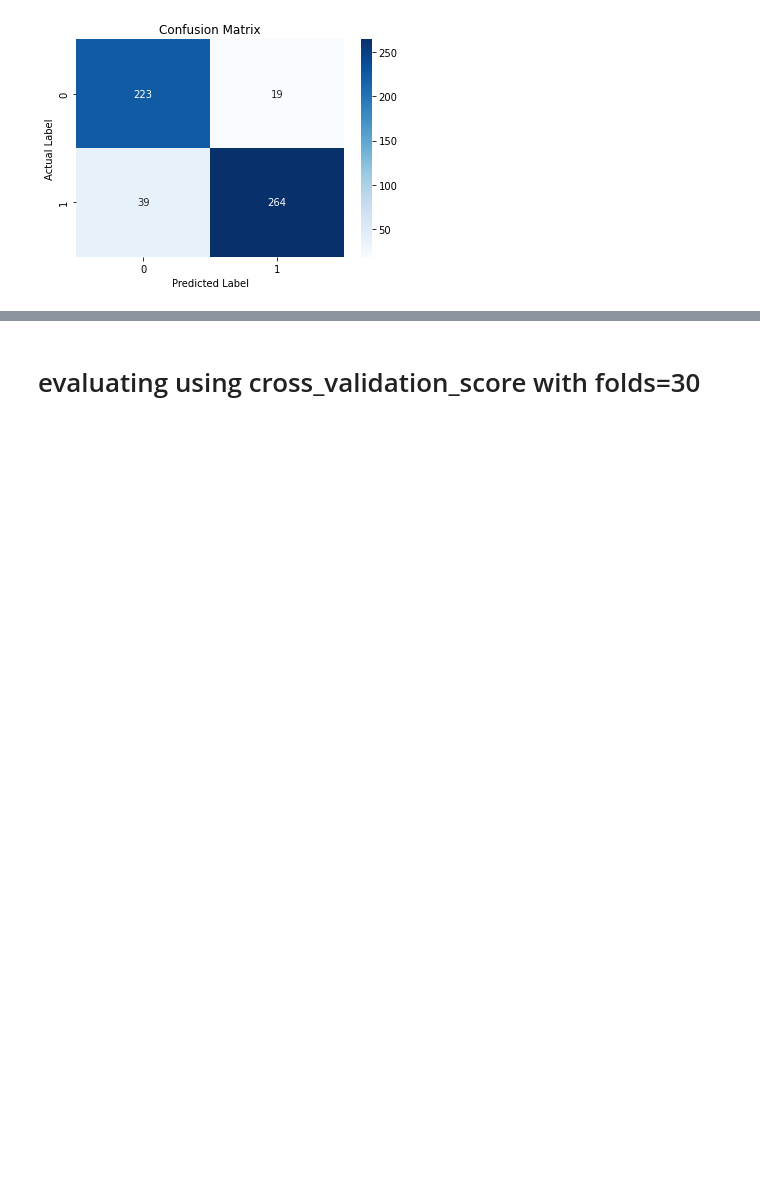
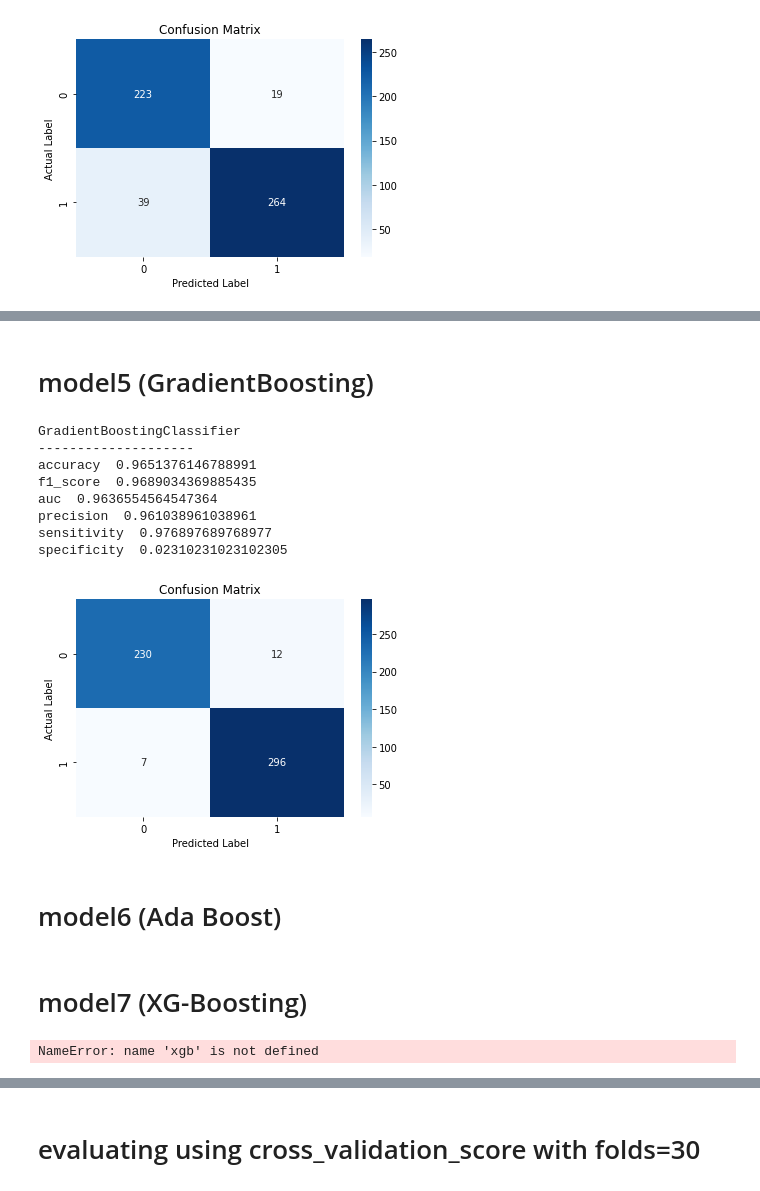
Before and after one commit to Pcssai7093/Predicton-Of-Drug-Resistance-in-Mycobacterium-Tuberculosis, a Jupyter notebook: Code.ipynb, the cells around one changed output, grey strips where cells are left out. Cells and saved outputs as stored; diff of their text form; code cells hidden in the pictures; blank space fills up the shorter version.

Commit message:
added gradient boosting

```diff
--- a/Code.ipynb
+++ b/Code.ipynb
@@ -487,0 +504,32 @@ specificity  0.028368794326241176
+# %% [markdown]
+# model5 (GradientBoosting)
+# %%
+rifModel5=GradientBoostingClassifier(learning_rate= 0.1, n_estimators= 100)
+rifModel5.fit(rifX_train,rifY_train)
+rifPred=rifModel5.predict(rifX_test)
+print("GradientBoostingClassifier")
+print("--------------------")
+print("accuracy ", accuracy_score(rifY_test,rifPred))
+print("f1_score ", f1_score(rifY_test,rifPred))
+print("auc ", roc_auc_score(rifY_test,rifPred))
+print("precision ",precision_score(rifY_test,rifPred))
+print("sensitivity ",recall_score(rifY_test,rifPred))
+print("specificity ",1-recall_score(rifY_test,rifPred))
+cm=(confusion_matrix(rifY_test,rifPred))
+sns.heatmap(cm,annot=True,cmap="Blues",fmt="d")
+plt.title("Confusion Matrix")
+plt.xlabel("Predicted Label")
+plt.ylabel("Actual Label")
+plt.show()
+# %% [output]
+GradientBoostingClassifier
+--------------------
+accuracy  0.9651376146788991
+f1_score  0.9689034369885435
+auc  0.9636554564547364
+precision  0.961038961038961
+sensitivity  0.976897689768977
+specificity  0.02310231023102305
+[figure, added]
+# %% [markdown]
+# model6 (Ada Boost)
@@ -487,0 +554,25 @@ specificity  0.028368794326241176
+# %% [markdown]
+
+# model7 (XG-Boosting)
+# %%
+rifModel7= xgb.XGBClassifier(n_estimators=100, objective='binary:logistic', tree_method='hist', eta=0.1, max_depth=3, enable_categorical=True)
+rifModel7.fit(X_train, y_train)
+
+rifModel7.fit(rifX_train,rifY_train)
+rifPred=rifModel7.predict(rifX_test)
+print("XGBoost Classifier")
+print("--------------------")
+print("accuracy ", accuracy_score(rifY_test,rifPred))
+print("f1_score ", f1_score(rifY_test,rifPred))
+print("auc ", roc_auc_score(rifY_test,rifPred))
+print("precision ",precision_score(rifY_test,rifPred))
+print("sensitivity ",recall_score(rifY_test,rifPred))
+print("specificity ",1-recall_score(rifY_test,rifPred))
+cm=(confusion_matrix(rifY_test,rifPred))
+sns.heatmap(cm,annot=True,cmap="Blues",fmt="d")
+plt.title("Confusion Matrix")
+plt.xlabel("Predicted Label")
+plt.ylabel("Actual Label")
+plt.show()
+# %% [output]
+NameError: name 'xgb' is not defined
```
Also changed, not shown: parts of 15 cells of this notebook, 1 other file.
